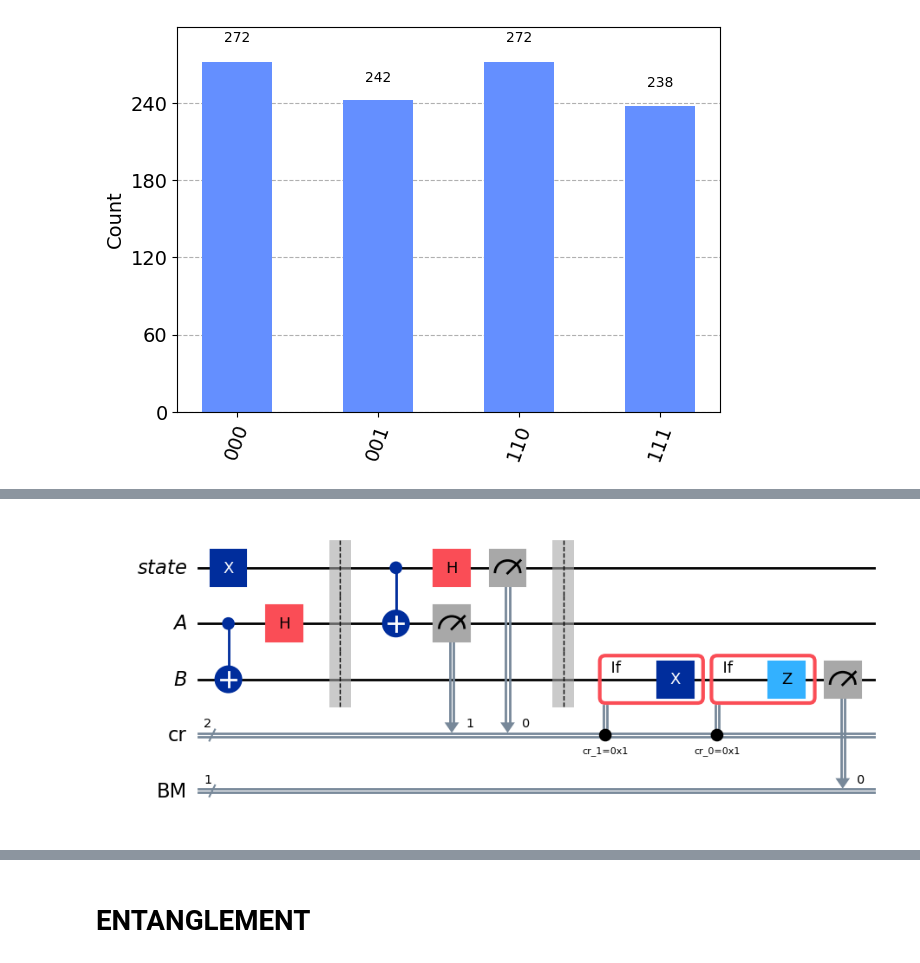
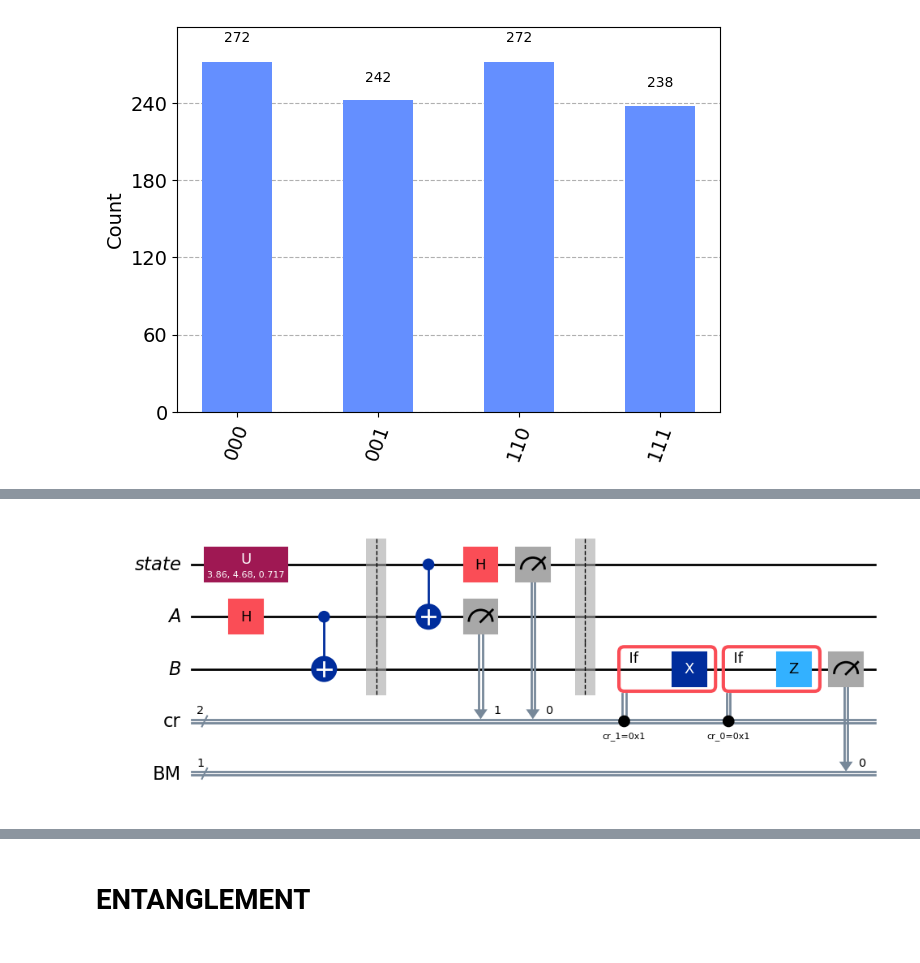
Before and after one commit to el-dAna/QC, a Jupyter notebook: hacathons/qrise_ibm.ipynb, the cells around one changed output, grey strips where cells are left out. Cells and saved outputs as stored; diff of their text form; code cells hidden in the pictures.

```diff
--- a/hacathons/qrise_ibm.ipynb
+++ b/hacathons/qrise_ibm.ipynb
@@ -89,38 +102,39 @@ array([[-0.25445346+0.j        , -0.33638719+0.9066957j ],
 # %%
 
-gate = XGate() #random_gate, XGate()
+gate = random_gate #random_gate, XGate()
+
 test_protocol = QuantumCircuit(state, A, B)
 
 state = QuantumRegister(1, "state")
 A = QuantumRegister(1, "A")
 B = QuantumRegister(1, "B")
 cr = ClassicalRegister(2, 'cr')
 BM = ClassicalRegister(1, "BM")
 protocol = QuantumCircuit(state, A, B, cr, BM)
 
 protocol.append(gate, state)
+protocol.h(A)
 protocol.cx(A, B)
-protocol.h(A)
 protocol.barrier()
 
 protocol.cx(state, A)
 protocol.h(state)
 protocol.measure(state, cr[0])
 protocol.measure(A, cr[1])
 protocol.barrier()
 
 with protocol.if_test((cr[1], 1)):
     protocol.x(B)
 with protocol.if_test((cr[0], 1)):
     protocol.z(B)
 
 #protocol.append(gate.inverse(), B)
 
 protocol.measure(B, BM)
 
 protocol.draw("mpl")
 # %% [output]
-[figure, old version]
+[figure, new version]
 # %%
 result = AerSimulator().run(protocol).result()
 statistics = result.get_counts()
```
Also changed, not shown: parts of 4 cells of this notebook, 1 other file.
